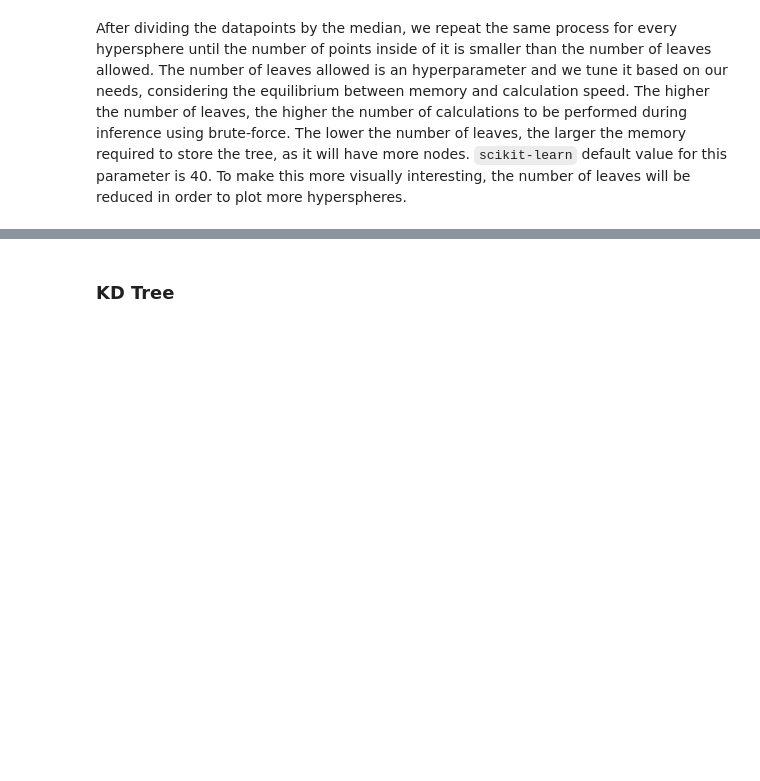
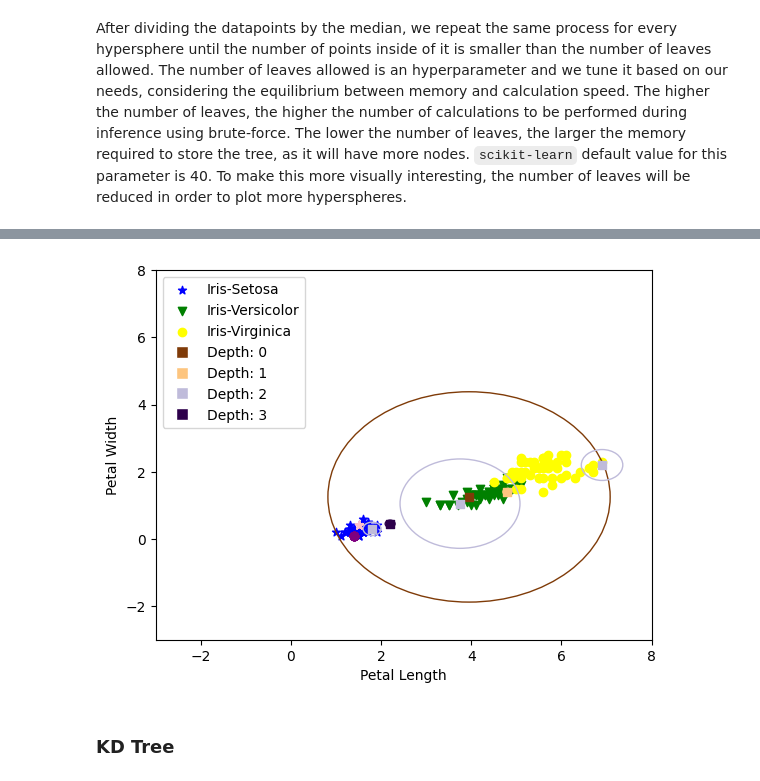
Before and after one commit to davidterroso/ML, a Jupyter notebook: classification/knn.ipynb, the cells around one changed output, grey strips where cells are left out. Drawn from its saved outputs; the diff is of its cells as text; code cells hidden in the pictures; blank space fills up the shorter version.

Commit message:
ball tree is implemented with plots, but centers look odd

```diff
--- a/classification/knn.ipynb
+++ b/classification/knn.ipynb
@@ -819,7 +825,7 @@ second_split = points_projection_pair[
 
 splits = [first_split, second_split]
 
-trees = {0: [center_point, float(round(radius, 2))]}
+trees = {0: [[center_point, float(round(radius, 2))]]}
 
 print(trees)
 # %% [output]
@@ -881,7 +887,7 @@ while not all_trees_leaves_pass:
             center = np.array(furthest_point) + np.array(second_furthest_point) / 2
             radius = diameter / 2
 
-            trees[depth].append((center, round(radius, 2)))
+            trees[depth].append([center, round(radius, 2)])
 
             u = furthest_point - second_furthest_point
             u_norm = get_norm(u)
@@ -903,3 +909,77 @@ while not all_trees_leaves_pass:
 
     splits = []
     depth += 1
+# %%
+from matplotlib import colormaps
+from matplotlib.patches import Circle
+
+cmap = colormaps['PuOr']
+vmin = min(trees.keys())
+vmax = max(trees.keys())
+
+def norm(value, value_min, value_max):
+    """Min-max normalization"""
+    return (value - value_min) / (value_max - value_min)
+
+
+x_min, x_max = 0, 7
+y_min, y_max = 0, 7
+
+label_to_marker = {
+    0: "*",
+    1: "v",
+    2: "o",
+}
+
+X_setosa = X[y==0]
+X_versicolor = X[y==1]
+X_virginica = X[y==2]
+
+fig, axes = plt.subplots()
+
+
+plt.axis((-3.,8., -3.,8.))
+plt.scatter(X_setosa[:,0], X_setosa[:,1], marker="*", c="blue", label="Iris-Setosa")
+plt.scatter(X_versicolor[:,0], X_versicolor[:,1], marker="v", c="green", label="Iris-Versicolor")
+plt.scatter(X_virginica[:,0], X_virginica[:,1], marker="o", c="yellow", label="Iris-Virginica")
+handles, labels = plt.gca().get_legend_handles_labels()
+plt.xlabel("Petal Length")
+plt.ylabel("Petal Width")
+
+for depth, nodes in trees.items():
+    color = cmap(norm(depth, vmin, vmax))
+    for node_id, node in enumerate(nodes):
+        center_point, radius = node
+        circle = Circle(tuple(center_point), radius, fill=False, color=color)
+        axes.add_artist(circle)
+        plt.scatter(furthest_point[0],
+                    furthest_point[1],
+                    marker=label_to_marker[furthest_point_class],
+                    c="pink")
+        plt.scatter(second_furthest_point[0],
+                    second_furthest_point[1],
+                    marker=label_to_marker[second_furthest_point_class],
+                    c="purple")
+        plt.scatter(center_point[0], center_point[1], marker="s", color=color, label="Center")
+
+        print("#" * 60)
+        print(f"Hyper-Sphere Tree Depth: {depth}")
+        print(f"Hyper-Sphere Node: {node_id}")
+        print(f"Hyper-Sphere Center: ({center_point[0]:.2f}, {center_point[1]:.2f})")
+        print(f"Hyper-Sphere Radius: {radius:.2f}")
+        print("\n")
+
+    depth_legend = Line2D(
+        [0], [0],
+        marker='s',
+        color='w',
+        markerfacecolor=color,
+        markersize=8,
+        label=f'Depth: {depth}'
+    )
+    handles.append(depth_legend)
+    labels.append(f"Depth: {depth}")
+
+plt.legend(handles, labels, loc=2)
+plt.show()
+# %% [output]
@@ -906,2 +1003,3 @@ while not all_trees_leaves_pass:
+[figure, added]
 # %% [markdown]
 ### KD Tree <a id="kd-tree"></a>
```
Also changed, not shown: parts of 3 cells of this notebook.
